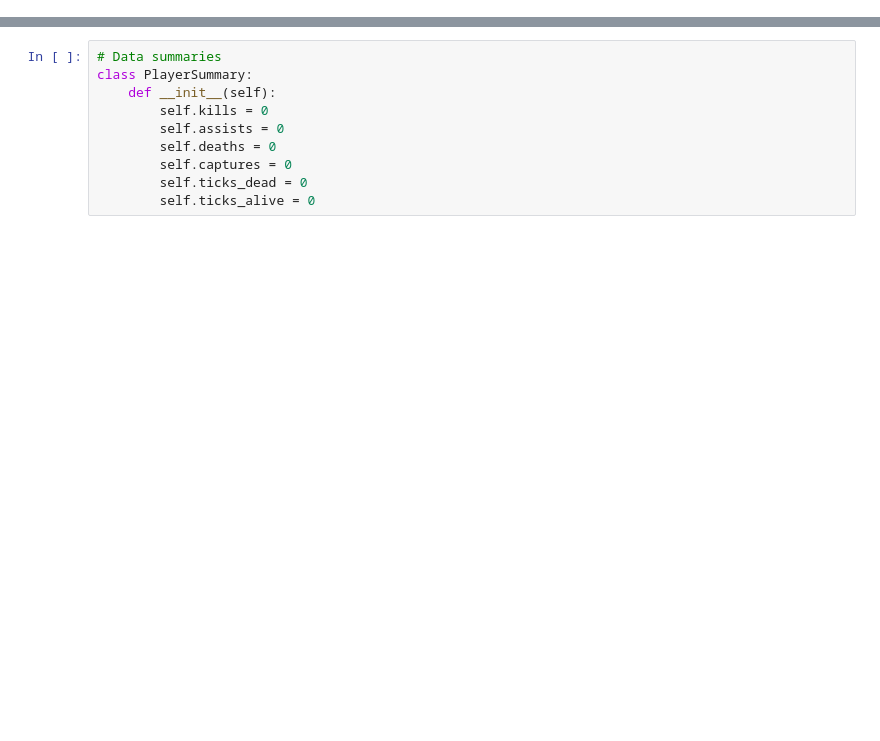
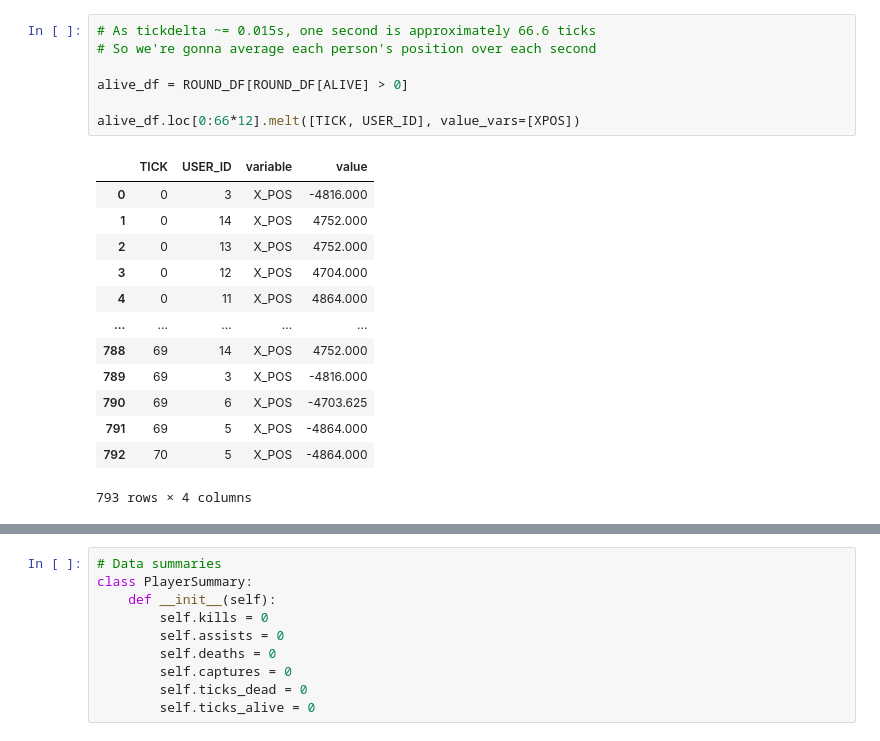
Before and after one commit to davtwal/demo-analysis, a Jupyter notebook: python/analysis.ipynb, the cells around one changed output, grey strips where cells are left out. Cells and saved outputs as stored; diff of their text form; blank space fills up the shorter version.

```diff
--- a/python/analysis.ipynb
+++ b/python/analysis.ipynb
@@ -88,0 +288,21 @@ Round 4:
+# %%
+# As tickdelta ~= 0.015s, one second is approximately 66.6 ticks
+# So we're gonna average each person's position over each second
+
+alive_df = ROUND_DF[ROUND_DF[ALIVE] > 0]
+
+alive_df.loc[0:66*12].melt([TICK, USER_ID], value_vars=[XPOS])
+# %% [output]
+|  | TICK | USER_ID | variable | value |
+| 0 | 0 | 3 | X_POS | -4816.000 |
+| 1 | 0 | 14 | X_POS | 4752.000 |
+| 2 | 0 | 13 | X_POS | 4752.000 |
+| 3 | 0 | 12 | X_POS | 4704.000 |
+| 4 | 0 | 11 | X_POS | 4864.000 |
+| ... | ... | ... | ... | ... |
+| 788 | 69 | 14 | X_POS | 4752.000 |
+| 789 | 69 | 3 | X_POS | -4816.000 |
+| 790 | 69 | 6 | X_POS | -4703.625 |
+| 791 | 69 | 5 | X_POS | -4864.000 |
+| 792 | 70 | 5 | X_POS | -4864.000 |
+793 rows × 4 columns
```
Also changed, not shown: parts of 48 cells of this notebook, 11 other files.
